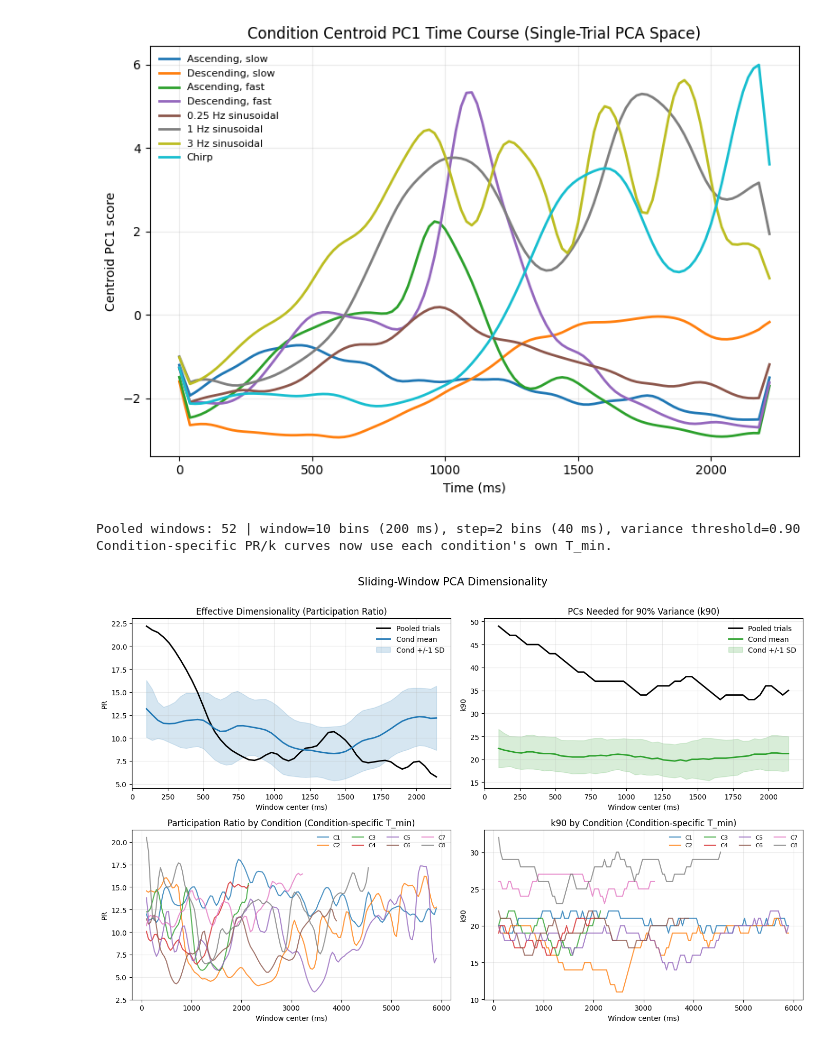
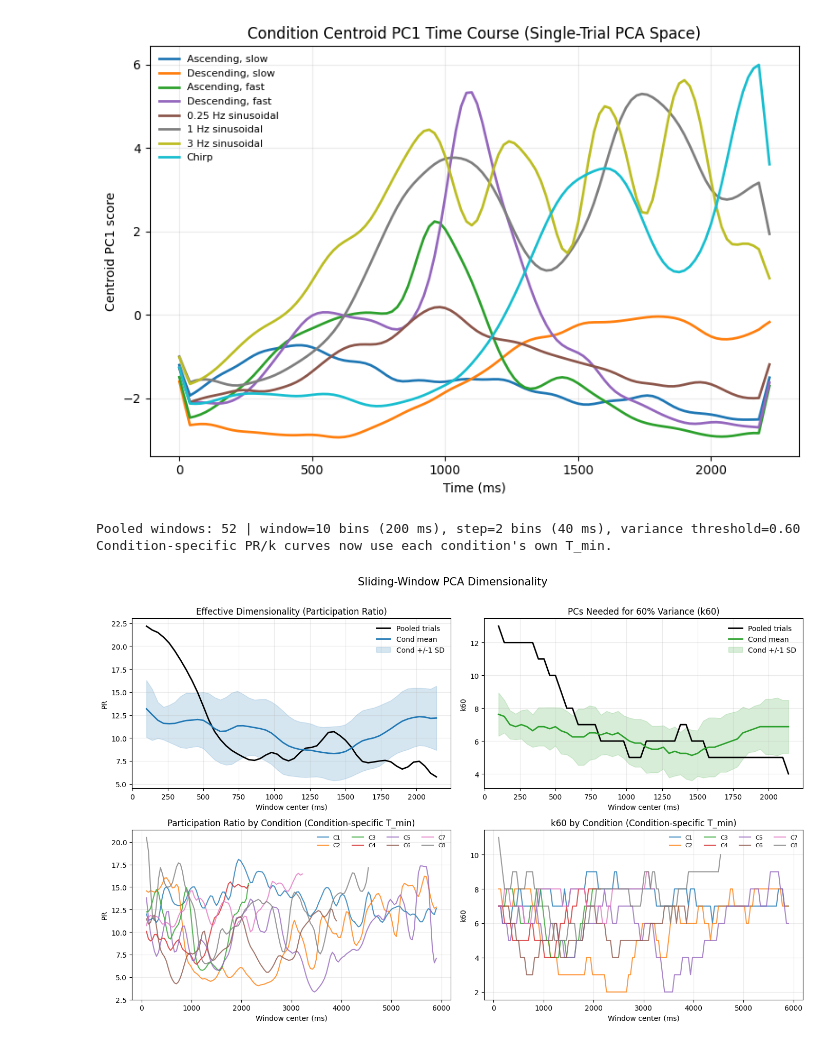
Before and after one commit to tomdstone/stats305c, a Jupyter notebook: src/eda/eda.ipynb, the cells around one changed output. Drawn from its saved outputs; the diff is of its cells as text; code cells hidden in the pictures.

```diff
--- a/src/eda/eda.ipynb
+++ b/src/eda/eda.ipynb
@@ -854,7 +854,7 @@ win_bins = 10   # 10*20ms = 200 ms windows
 step_bins = 2   # 2*20ms = 40 ms step
 
 # Dimensionality threshold parameter (set this)
-variance_threshold = 0.90  # e.g., 0.40, 0.90, 0.95, 0.99
+variance_threshold = 0.60  # e.g., 0.40, 0.90, 0.95, 0.99
 if not (0 < variance_threshold <= 1):
     raise ValueError("variance_threshold must be in (0, 1].")
 
@@ -983,32 +983,32 @@ axes[0, 1].set_ylabel(k_label)
 axes[0, 1].grid(alpha=0.25)
 axes[0, 1].legend(frameon=False)
 
 # 3) PR by condition (condition-specific T_min)
 for c in cond_ids:
     if len(cond_pr[c]) == 0:
         continue
     axes[1, 0].plot(cond_centers_ms[c], cond_pr[c], lw=1.5, alpha=0.8, label=f"C{c}")
 axes[1, 0].set_title("Participation Ratio by Condition (Condition-specific T_min)")
 axes[1, 0].set_xlabel("Window center (ms)")
 axes[1, 0].set_ylabel("PR")
 axes[1, 0].grid(alpha=0.25)
 axes[1, 0].legend(frameon=False, ncol=4, fontsize=8)
 
 # 4) k-threshold by condition (condition-specific T_min)
 for c in cond_ids:
     if len(cond_kth[c]) == 0:
         continue
     axes[1, 1].plot(cond_centers_ms[c], cond_kth[c], lw=1.5, alpha=0.8, label=f"C{c}")
 axes[1, 1].set_title(f"{k_label} by Condition (Condition-specific T_min)")
 axes[1, 1].set_xlabel("Window center (ms)")
 axes[1, 1].set_ylabel(k_label)
 axes[1, 1].grid(alpha=0.25)
 axes[1, 1].legend(frameon=False, ncol=4, fontsize=8)
 
 fig.suptitle("Sliding-Window PCA Dimensionality", fontsize=15)
 fig.tight_layout(rect=[0, 0, 1, 0.97])
 plt.show()
 # %% [output]
-Pooled windows: 52 | window=10 bins (200 ms), step=2 bins (40 ms), variance threshold=0.90
+Pooled windows: 52 | window=10 bins (200 ms), step=2 bins (40 ms), variance threshold=0.60
 Condition-specific PR/k curves now use each condition's own T_min.
-[figure, old version]
+[figure, new version]
```
Also changed, not shown: parts of 1 cell of this notebook, 1 other file.
